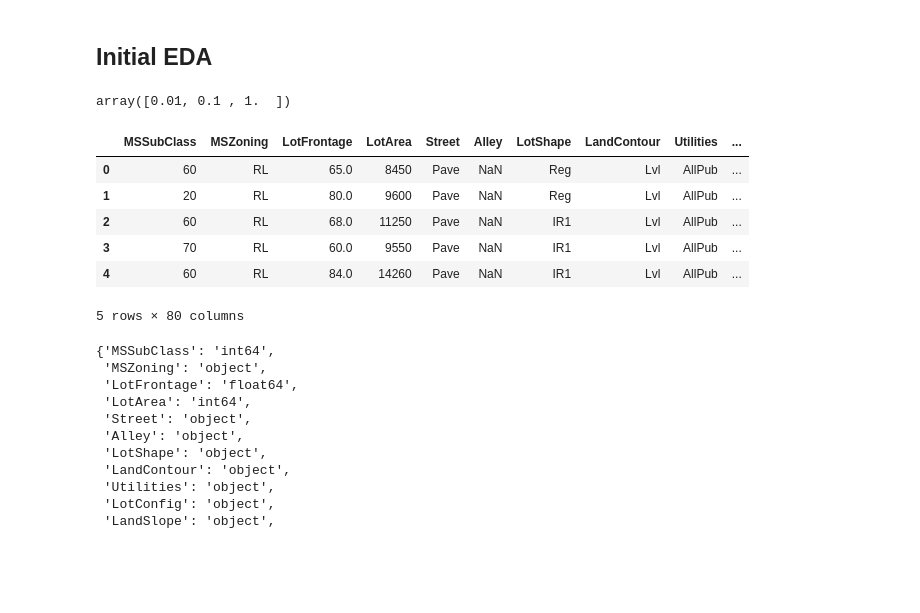
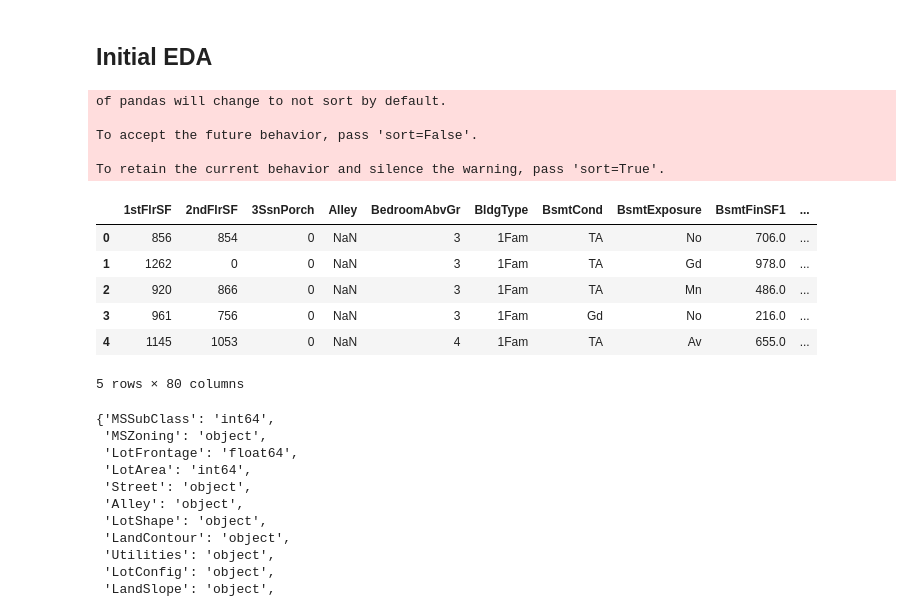
Before and after one commit to chazzy1/nycdsaML, a Jupyter notebook: choi/EDA.ipynb, the cells around one changed output. Drawn from its saved outputs; the diff is of its cells as text; code cells hidden in the pictures; blank space fills up the shorter version.

```diff
--- a/choi/EDA.ipynb
+++ b/choi/EDA.ipynb
@@ -13,24 +13,27 @@ import matplotlib.pyplot as plt
 plt.rcParams["figure.figsize"] = (12,8)
 import pickle
 import re
-# %%
-10.0 ** np.arange(-2,1)
-# %% [output]
-array([0.01, 0.1 , 1.  ])
 # %%
 train = pd.read_csv('../data/train.csv')
 test  = pd.read_csv('../data/test.csv')
 train.drop('Id', axis=1, inplace=True)
 test.drop('Id', axis=1, inplace=True)
 train.head(5)
+combined_data = pd.concat((train, test),ignore_index=True)
+combined_data.head(5)
 # %% [output]
+of pandas will change to not sort by default.
+
+To accept the future behavior, pass 'sort=False'.
+
+To retain the current behavior and silence the warning, pass 'sort=True'.
-|  | MSSubClass | MSZoning | LotFrontage | LotArea | Street | Alley | LotShape | LandContour | Utilities | ... |
-| 0 | 60 | RL | 65.0 | 8450 | Pave | NaN | Reg | Lvl | AllPub | ... |
-| 1 | 20 | RL | 80.0 | 9600 | Pave | NaN | Reg | Lvl | AllPub | ... |
-| 2 | 60 | RL | 68.0 | 11250 | Pave | NaN | IR1 | Lvl | AllPub | ... |
-| 3 | 70 | RL | 60.0 | 9550 | Pave | NaN | IR1 | Lvl | AllPub | ... |
-| 4 | 60 | RL | 84.0 | 14260 | Pave | NaN | IR1 | Lvl | AllPub | ... |
+|  | 1stFlrSF | 2ndFlrSF | 3SsnPorch | Alley | BedroomAbvGr | BldgType | BsmtCond | BsmtExposure | BsmtFinSF1 | ... |
+| 0 | 856 | 854 | 0 | NaN | 3 | 1Fam | TA | No | 706.0 | ... |
+| 1 | 1262 | 0 | 0 | NaN | 3 | 1Fam | TA | Gd | 978.0 | ... |
+| 2 | 920 | 866 | 0 | NaN | 3 | 1Fam | TA | Mn | 486.0 | ... |
+| 3 | 961 | 756 | 0 | NaN | 3 | 1Fam | Gd | No | 216.0 | ... |
+| 4 | 1145 | 1053 | 0 | NaN | 4 | 1Fam | TA | Av | 655.0 | ... |
-5 rows × 80 columns
+5 rows × 80 columns
 # %%
 #train.groupby(['Functional']).count()
 #train['MiscVal']
```
Also changed, not shown: parts of 22 cells of this notebook, 7 other files.
